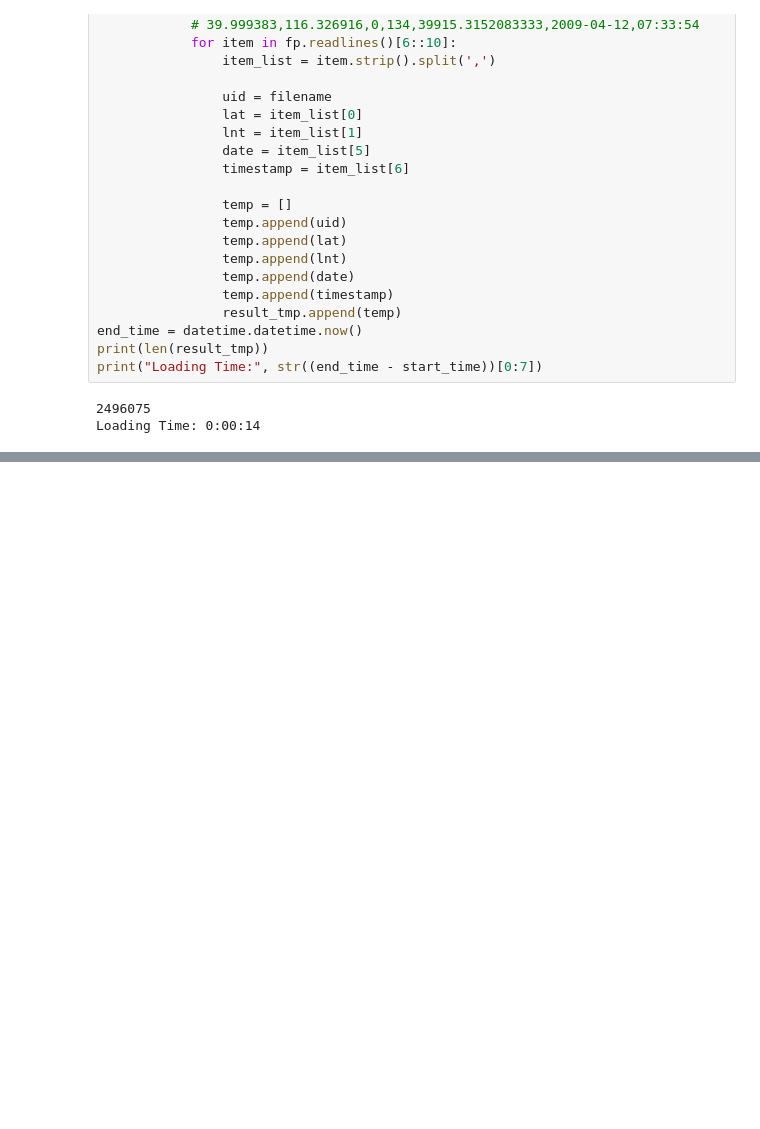
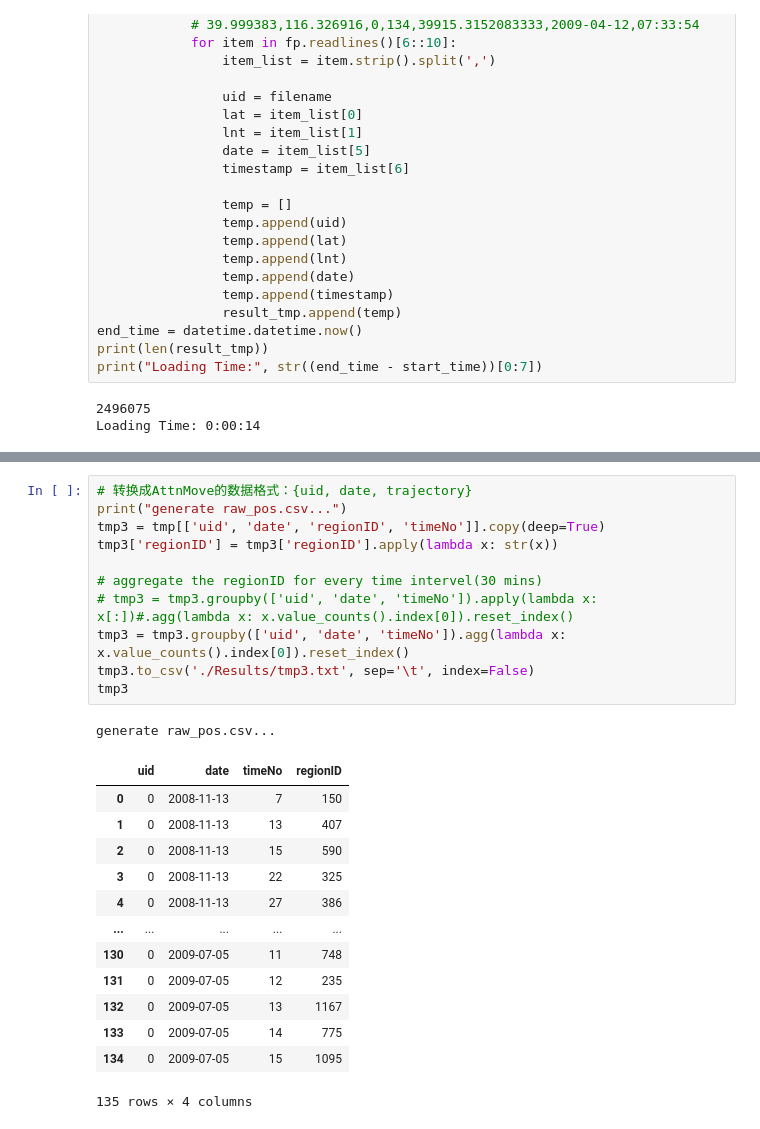
Before and after one commit to AshmoreLevi/Traj_Preprocess, a Jupyter notebook: process_000.ipynb, the cells around one changed output, grey strips where cells are left out. Saved outputs shown, nothing was run; the diff lists cells and outputs as text; blank space fills up the shorter version.

```diff
--- a/process_000.ipynb
+++ b/process_000.ipynb
@@ -149,0 +143,26 @@ After loading the data files, region numbers:  5
+# %%
+# 转换成AttnMove的数据格式：{uid, date, trajectory}
+print("generate raw_pos.csv...")
+tmp3 = tmp[['uid', 'date', 'regionID', 'timeNo']].copy(deep=True)
+tmp3['regionID'] = tmp3['regionID'].apply(lambda x: str(x))
+
+# aggregate the regionID for every time intervel(30 mins)
+# tmp3 = tmp3.groupby(['uid', 'date', 'timeNo']).apply(lambda x: x[:])#.agg(lambda x: x.value_counts().index[0]).reset_index()
+tmp3 = tmp3.groupby(['uid', 'date', 'timeNo']).agg(lambda x: x.value_counts().index[0]).reset_index()
+tmp3.to_csv('./Results/tmp3.txt', sep='\t', index=False)
+tmp3
+# %% [output]
+generate raw_pos.csv...
+|  | uid | date | timeNo | regionID |
+| 0 | 0 | 2008-11-13 | 7 | 150 |
+| 1 | 0 | 2008-11-13 | 13 | 407 |
+| 2 | 0 | 2008-11-13 | 15 | 590 |
+| 3 | 0 | 2008-11-13 | 22 | 325 |
+| 4 | 0 | 2008-11-13 | 27 | 386 |
+| ... | ... | ... | ... | ... |
+| 130 | 0 | 2009-07-05 | 11 | 748 |
+| 131 | 0 | 2009-07-05 | 12 | 235 |
+| 132 | 0 | 2009-07-05 | 13 | 1167 |
+| 133 | 0 | 2009-07-05 | 14 | 775 |
+| 134 | 0 | 2009-07-05 | 15 | 1095 |
+135 rows × 4 columns
```
Also changed, not shown: parts of 6 cells of this notebook, 1 other file.
